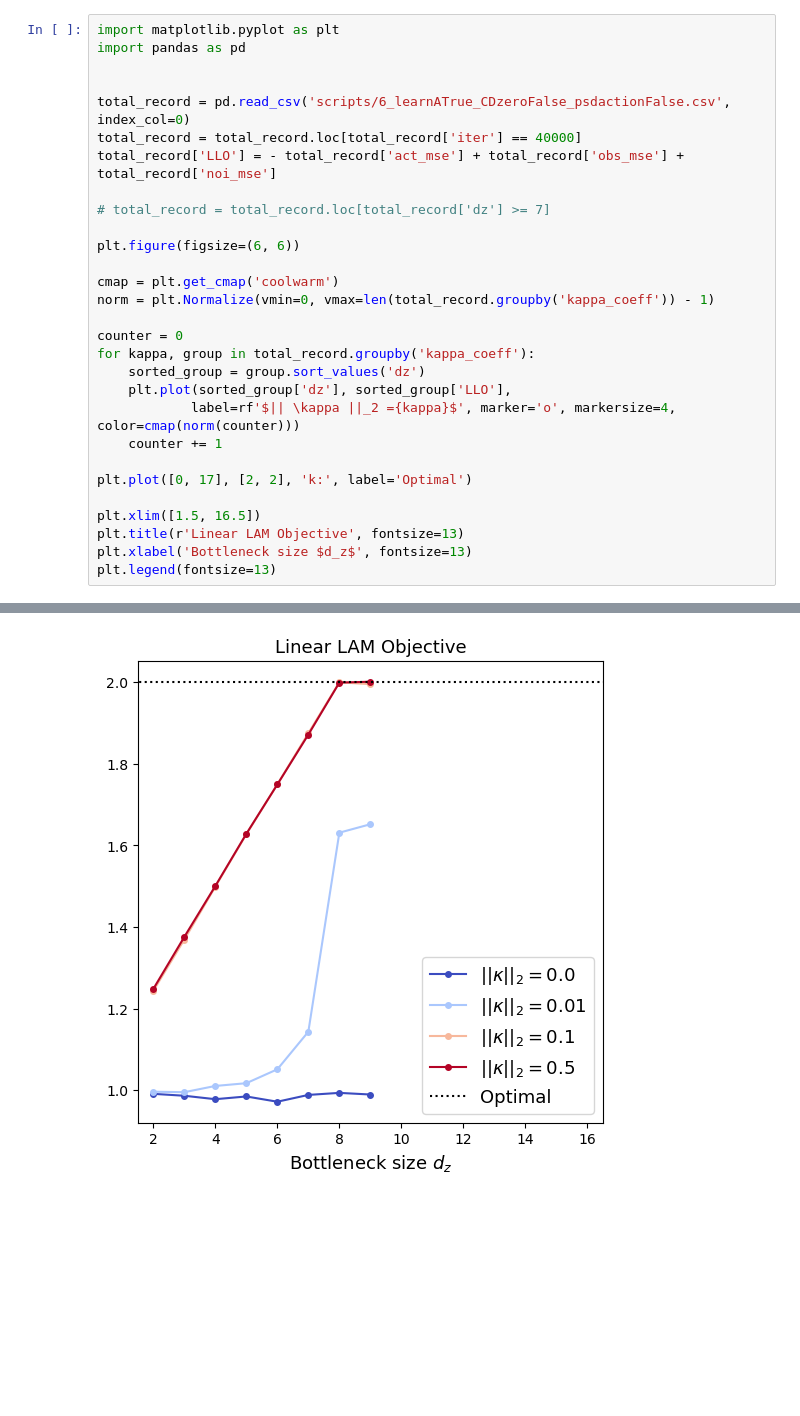
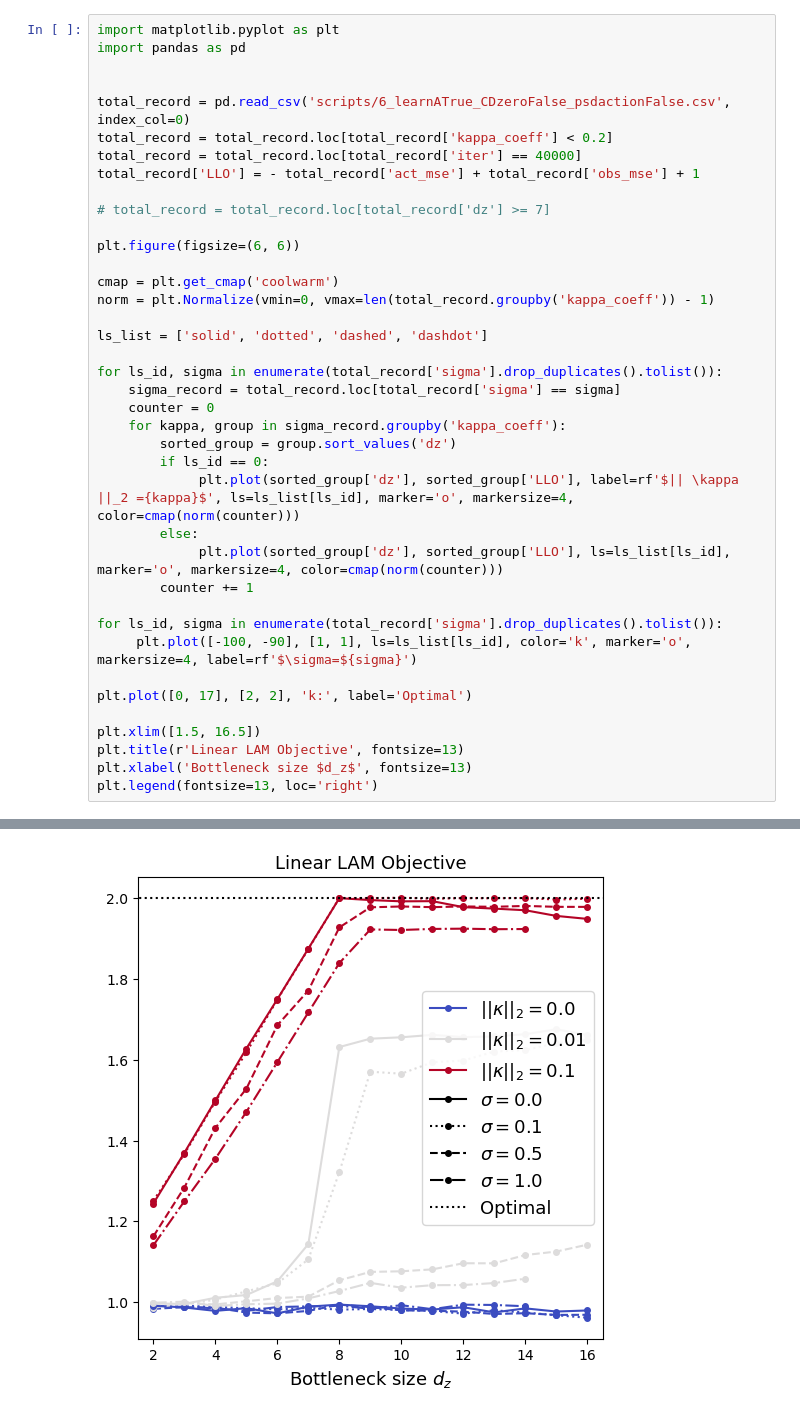
Before and after one commit to zhangchuheng123/LinearLAM, a Jupyter notebook: script20250319_new_6.ipynb, the cells around one changed output, grey strips where cells are left out. Saved outputs shown, nothing was run; the diff lists cells and outputs as text; blank space fills up the shorter version.

```diff
--- a/script20250319_new_6.ipynb
+++ b/script20250319_new_6.ipynb
@@ -37,32 +37,42 @@ plt.legend(fontsize=13)
 # %%
 import matplotlib.pyplot as plt
 import pandas as pd
 
 
 total_record = pd.read_csv('scripts/6_learnATrue_CDzeroFalse_psdactionFalse.csv', index_col=0)
+total_record = total_record.loc[total_record['kappa_coeff'] < 0.2]
 total_record = total_record.loc[total_record['iter'] == 40000]
-total_record['LLO'] = - total_record['act_mse'] + total_record['obs_mse'] + total_record['noi_mse']
+total_record['LLO'] = - total_record['act_mse'] + total_record['obs_mse'] + 1
 
 # total_record = total_record.loc[total_record['dz'] >= 7]
 
 plt.figure(figsize=(6, 6))
 
 cmap = plt.get_cmap('coolwarm')
 norm = plt.Normalize(vmin=0, vmax=len(total_record.groupby('kappa_coeff')) - 1)
 
-counter = 0
-for kappa, group in total_record.groupby('kappa_coeff'):
-    sorted_group = group.sort_values('dz')
-    plt.plot(sorted_group['dz'], sorted_group['LLO'],
-            label=rf'$|| \kappa ||_2 ={kappa}$', marker='o', markersize=4, color=cmap(norm(counter)))
-    counter += 1
+ls_list = ['solid', 'dotted', 'dashed', 'dashdot']
+
+for ls_id, sigma in enumerate(total_record['sigma'].drop_duplicates().tolist()):
+    sigma_record = total_record.loc[total_record['sigma'] == sigma]
+    counter = 0
+    for kappa, group in sigma_record.groupby('kappa_coeff'):
+        sorted_group = group.sort_values('dz')
+        if ls_id == 0:
+             plt.plot(sorted_group['dz'], sorted_group['LLO'], label=rf'$|| \kappa ||_2 ={kappa}$', ls=ls_list[ls_id], marker='o', markersize=4, color=cmap(norm(counter)))
+        else:
+             plt.plot(sorted_group['dz'], sorted_group['LLO'], ls=ls_list[ls_id], marker='o', markersize=4, color=cmap(norm(counter)))
+        counter += 1
+
+for ls_id, sigma in enumerate(total_record['sigma'].drop_duplicates().tolist()):
+     plt.plot([-100, -90], [1, 1], ls=ls_list[ls_id], color='k', marker='o', markersize=4, label=rf'$\sigma=${sigma}')
 
 plt.plot([0, 17], [2, 2], 'k:', label='Optimal')
 
 plt.xlim([1.5, 16.5])
 plt.title(r'Linear LAM Objective', fontsize=13)
 plt.xlabel('Bottleneck size $d_z$', fontsize=13)
-plt.legend(fontsize=13)
+plt.legend(fontsize=13, loc='right')
 # %% [output]
 <matplotlib.legend.Legend at 0x...>
-[figure, old version]
+[figure, new version]
```
Also changed, not shown: 1 other file.
